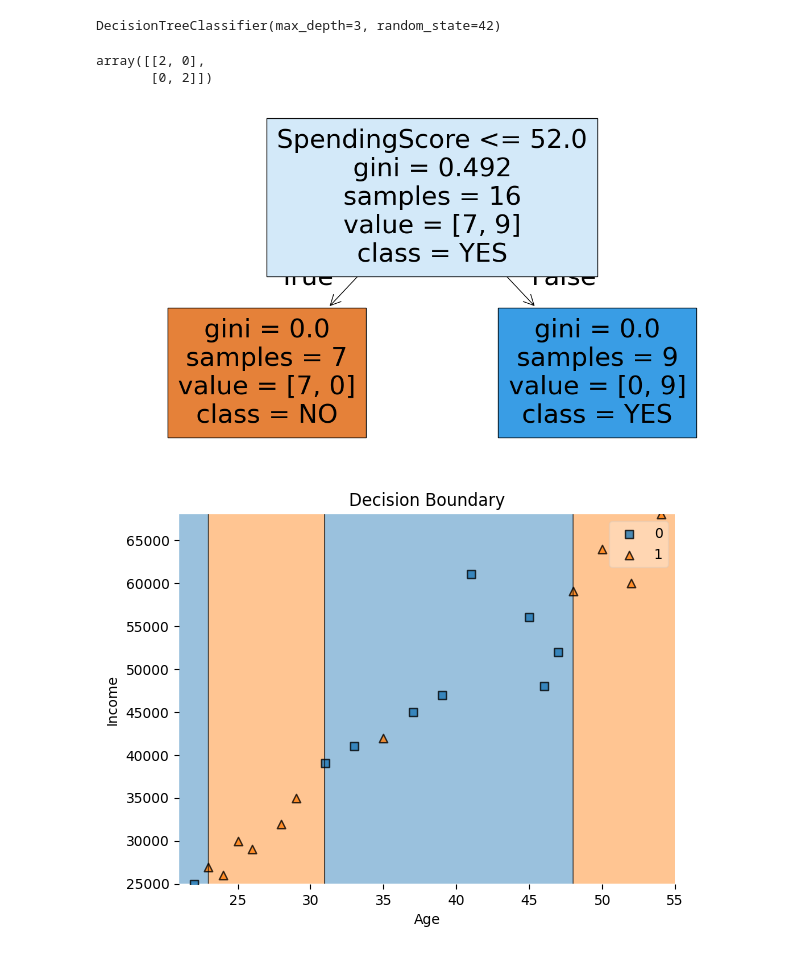
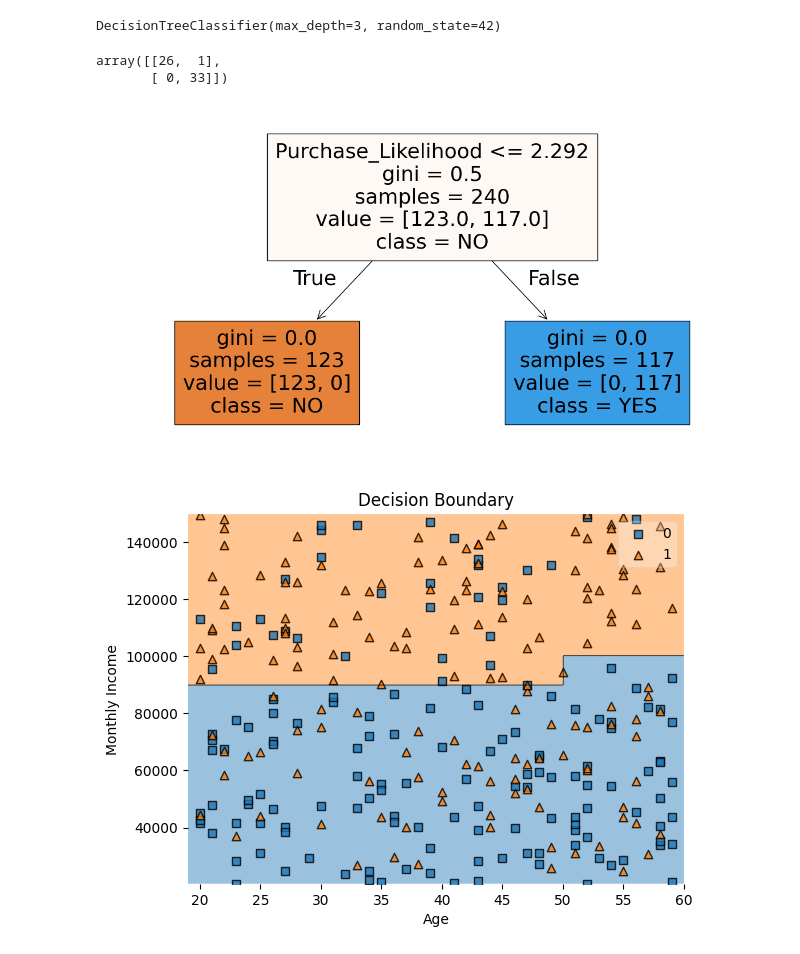
Before and after one commit to Prashanth0421/07012025, a Jupyter notebook: Assignment01.ipynb, the cells around one changed output. Saved outputs shown, nothing was run; the diff lists cells and outputs as text; code cells hidden in the pictures.

```diff
--- a/Assignment01.ipynb
+++ b/Assignment01.ipynb
@@ -4,6 +4,6 @@
 import pandas as pd
 import numpy as np
 # %%
-df = pd.read_csv("/content/new_customer_purchase_dataset.csv")
+df = pd.read_csv("/content/decision_tree_regressor_dataset_v2 (1).csv")
 df.head()
 # %% [output]
@@ -26,5 +26,8 @@ df.head(4)
-# %%
-df['Purchase'] = df['Purchase'].map({'YES': 1, 'NO': 0})
+# %%
+# Create a binary 'Purchase' column from 'Purchase_Likelihood'
+# We will use the median of 'Purchase_Likelihood' as a threshold for demonstration.
+median_likelihood = df['Purchase_Likelihood'].median()
+df['Purchase'] = (df['Purchase_Likelihood'] > median_likelihood).astype(int)
 # %%
 df.isnull().sum()
 # %% [output]
@@ -152,8 +157,8 @@ y_pred_dt = dt.predict(X_test)
 
 confusion_matrix(y_test, y_pred_dt)
 # %% [output]
-array([[2, 0],
-       [0, 2]])
+array([[26,  1],
+       [ 0, 33]])
 # %%
 from sklearn.tree import plot_tree
 
@@ -161,19 +166,20 @@ plt.figure(figsize=(15,8))
 plot_tree(dt, feature_names=X.columns, class_names=['NO','YES'], filled=True)
 plt.show()
 # %% [output]
-[figure, old version]
+[figure, new version]
 # %%
-X2 = df[['Age', 'Income']]
+from sklearn.tree import DecisionTreeClassifier
+X2 = df[['Age', 'Monthly_Income']]
 y2 = df['Purchase']
 
 dt2 = DecisionTreeClassifier(max_depth=3)
 dt2.fit(X2, y2)
 
 from mlxtend.plotting import plot_decision_regions
 plot_decision_regions(X2.values, y2.values, clf=dt2)
 plt.xlabel("Age")
-plt.ylabel("Income")
+plt.ylabel("Monthly Income")
 plt.title("Decision Boundary")
 plt.show()
 # %% [output]
-[figure, old version]
+[figure, new version]
```
Also changed, not shown: parts of 10 cells of this notebook.
